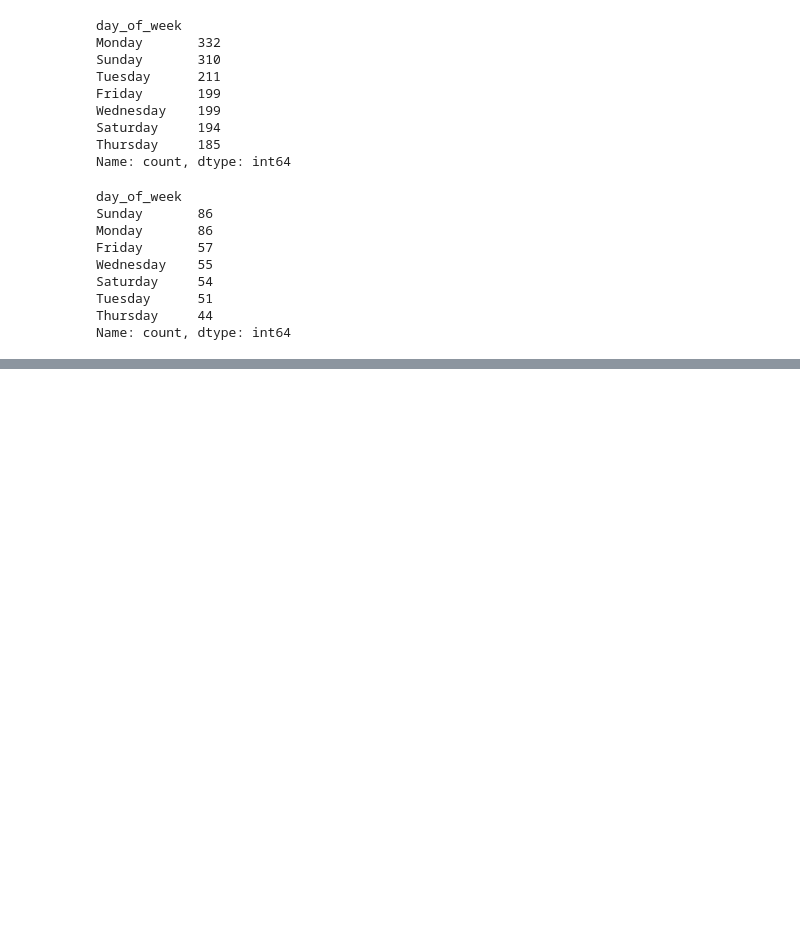
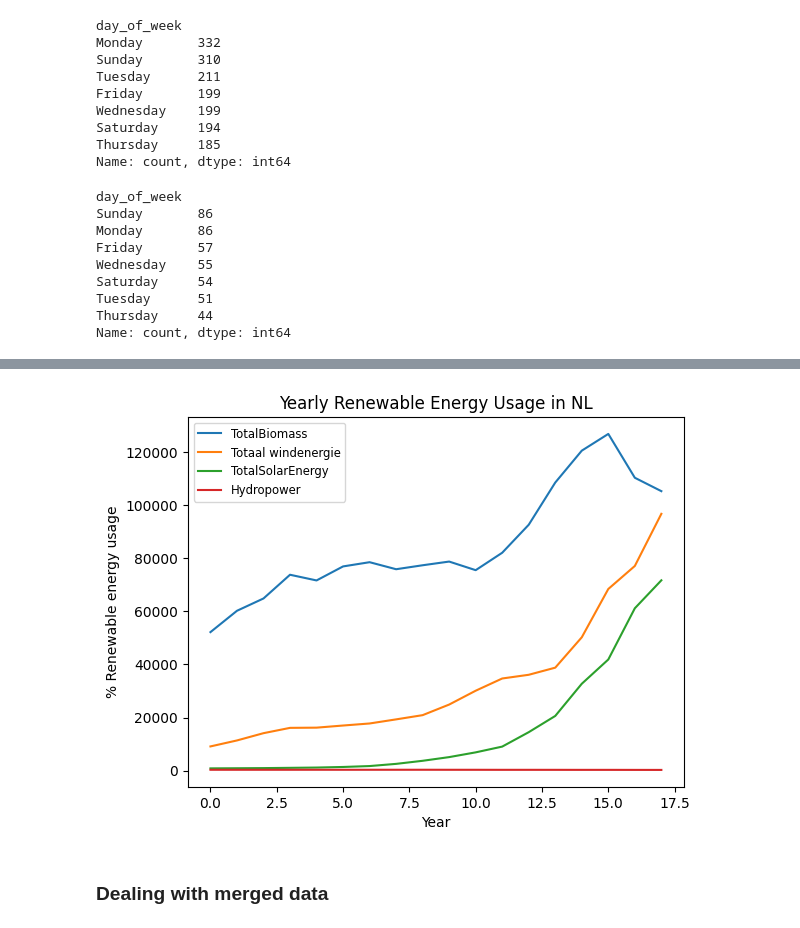
Before and after one commit to Carlos1971Salud/Hybrid-Forecasting-for-Sustainable-Electricity-Demand-in-The-Netherlands-Using-SARIMAX-SARIMAX-LSTM, a Jupyter notebook: data_patterns.ipynb, the cells around one changed output, grey strips where cells are left out. Cells and saved outputs as stored; diff of their text form; code cells hidden in the pictures; blank space fills up the shorter version.

```diff
--- a/data_patterns.ipynb
+++ b/data_patterns.ipynb
@@ -1149,0 +1156,13 @@ Name: count, dtype: int64
+# %%
+ax = renewaleEnergy[['TotalBiomass', 'Totaal windenergie', 'TotalSolarEnergy',
+            'Hydropower',
+]].plot(kind='line')
+plt.xlabel('Year')
+plt.ylabel('% Renewable energy usage')
+plt.title('Yearly Renewable Energy Usage in NL')
+ax.legend(fontsize='small')
+plt.show()
+# %% [output]
+[figure, added]
+# %% [markdown]
+### Dealing with merged data
```
Also changed, not shown: parts of 34 cells of this notebook, 23 other files.
